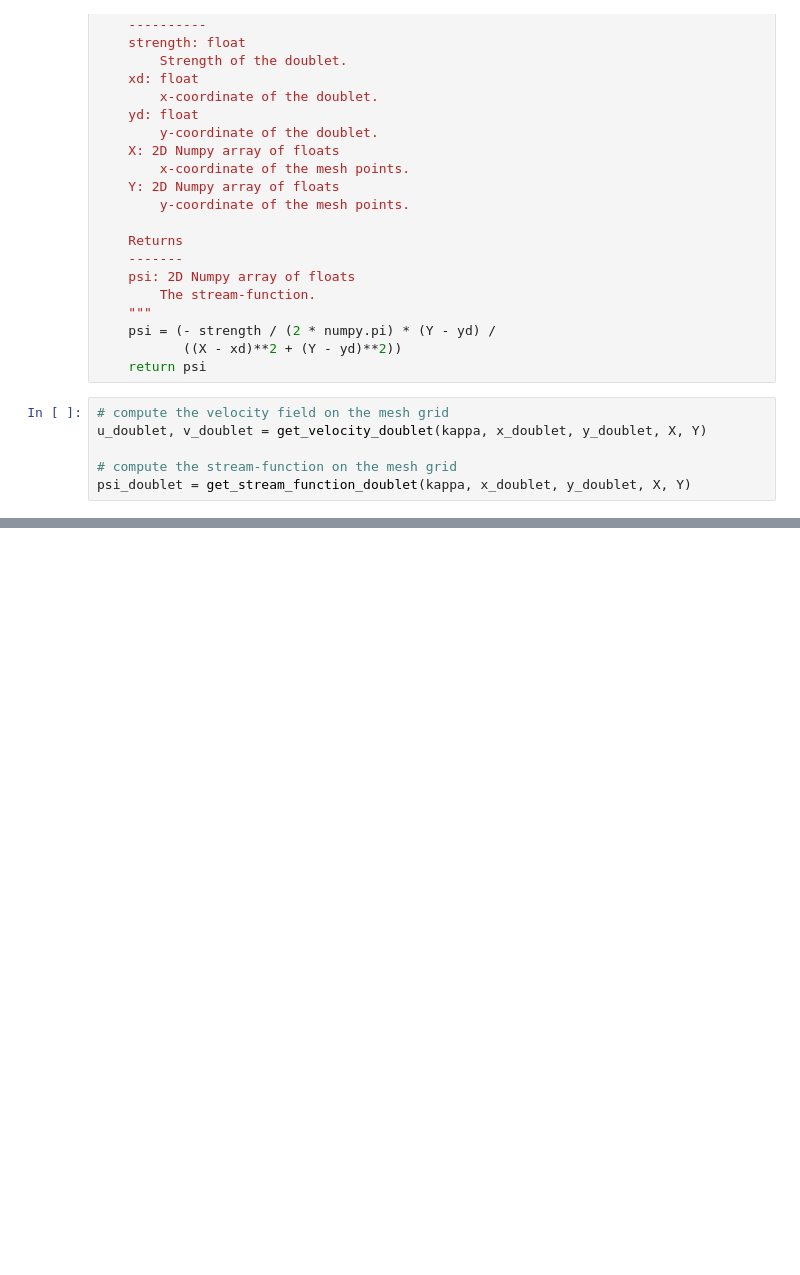
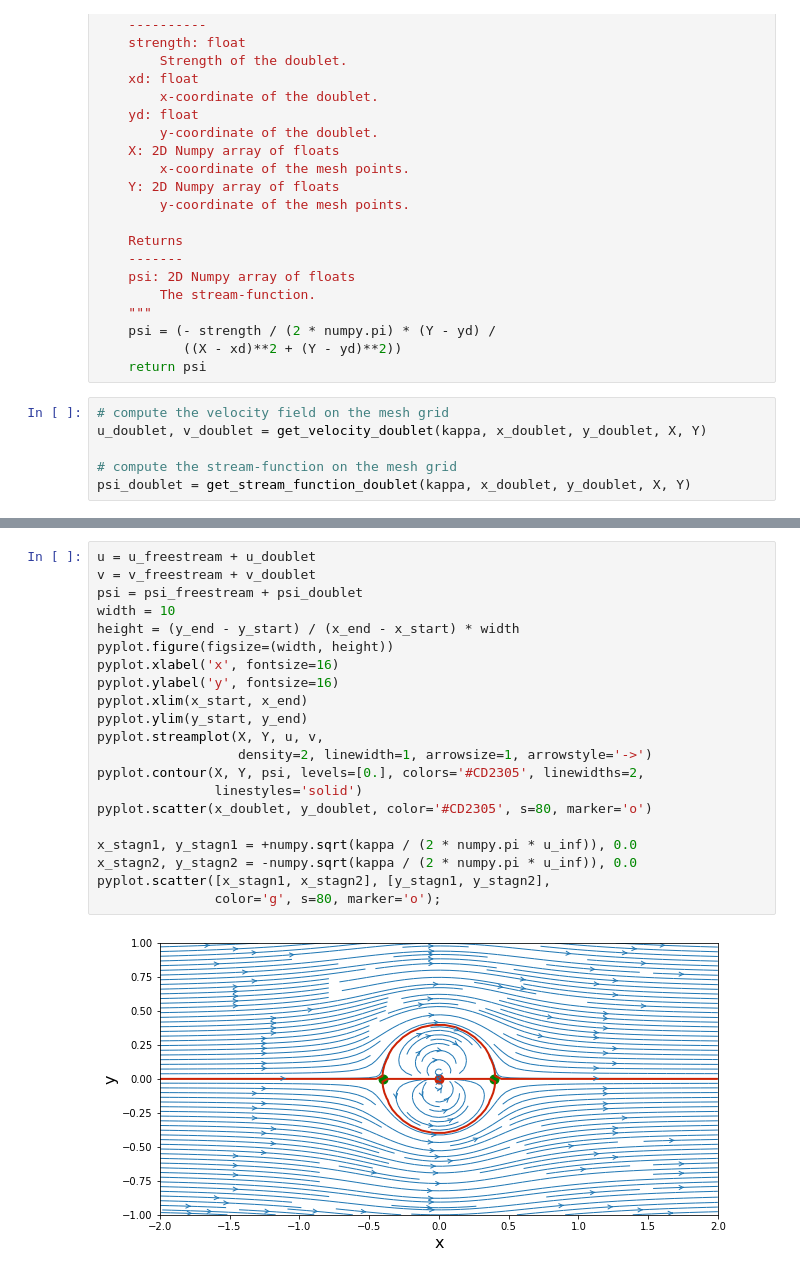
Before and after one commit to ppaulson56/MAE6226, a Jupyter notebook: 03_L3.ipynb, the cells around one changed output, grey strips where cells are left out. Drawn from its saved outputs; the diff is of its cells as text; blank space fills up the shorter version.

```diff
--- a/03_L3.ipynb
+++ b/03_L3.ipynb
@@ -78,0 +99,23 @@ psi_doublet = get_stream_function_doublet(kappa, x_doublet, y_doublet, X, Y)
+# %%
+u = u_freestream + u_doublet
+v = v_freestream + v_doublet
+psi = psi_freestream + psi_doublet
+width = 10
+height = (y_end - y_start) / (x_end - x_start) * width
+pyplot.figure(figsize=(width, height))
+pyplot.xlabel('x', fontsize=16)
+pyplot.ylabel('y', fontsize=16)
+pyplot.xlim(x_start, x_end)
+pyplot.ylim(y_start, y_end)
+pyplot.streamplot(X, Y, u, v,
+                  density=2, linewidth=1, arrowsize=1, arrowstyle='->')
+pyplot.contour(X, Y, psi, levels=[0.], colors='#CD2305', linewidths=2,
+               linestyles='solid')
+pyplot.scatter(x_doublet, y_doublet, color='#CD2305', s=80, marker='o')
+
+x_stagn1, y_stagn1 = +numpy.sqrt(kappa / (2 * numpy.pi * u_inf)), 0.0
+x_stagn2, y_stagn2 = -numpy.sqrt(kappa / (2 * numpy.pi * u_inf)), 0.0
+pyplot.scatter([x_stagn1, x_stagn2], [y_stagn1, y_stagn2],
+               color='g', s=80, marker='o');
+# %% [output]
+[figure, added]
```
Also changed, not shown: parts of 3 cells of this notebook.
